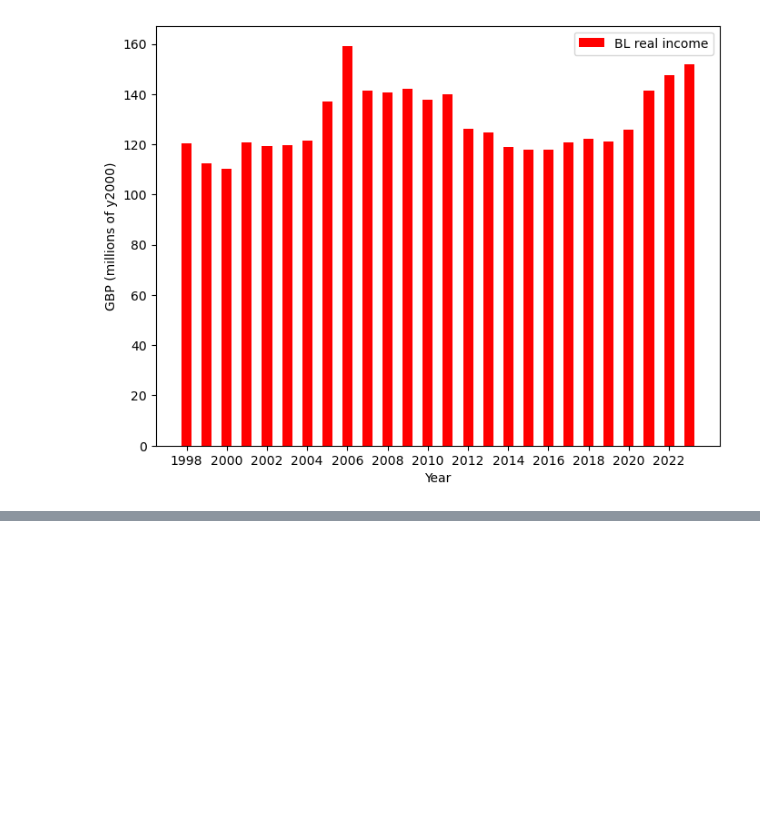
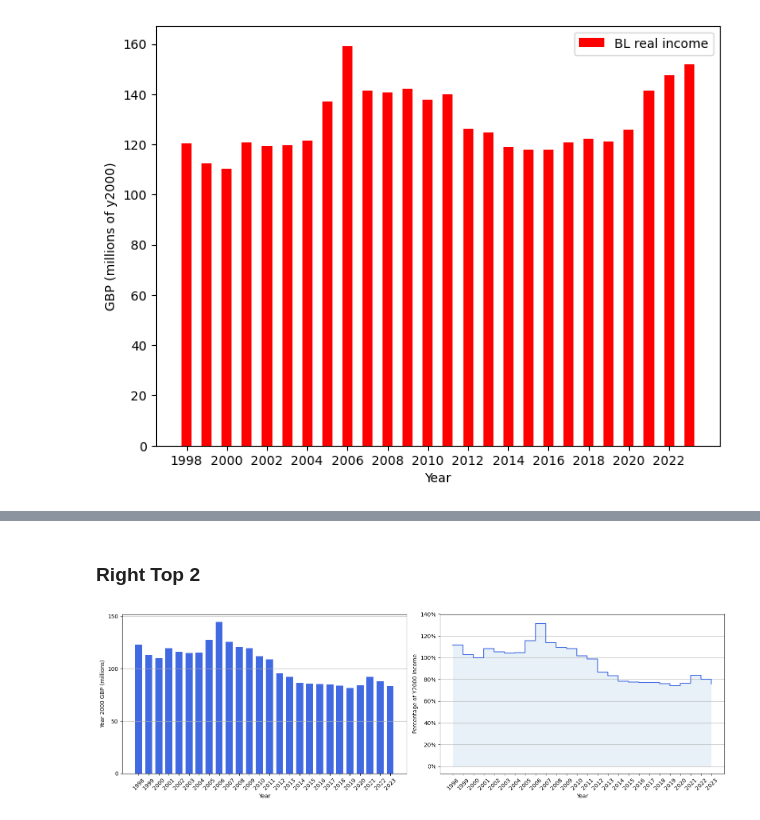
Before and after one commit to leenoah390/tidytuesday_practice, a Jupyter notebook: 20250715/tidy_tuesday-20250715.ipynb, the cells around one changed output, grey strips where cells are left out. Saved outputs shown, nothing was run; the diff lists cells and outputs as text; code cells hidden in the pictures; blank space fills up the shorter version.

```diff
--- a/20250715/tidy_tuesday-20250715.ipynb
+++ b/20250715/tidy_tuesday-20250715.ipynb
@@ -142,0 +145,27 @@ plt.show()
+# %% [markdown]
+### Right Top 2 ###
+# %%
+fig, ax = plt.subplots(1,2, figsize=(16,5))
+
+ax[0].bar(data.year, data['total_y2000_gbp_millions'], width=0.7, color='royalblue')
+ax[0].set_xticks(data.year)
+ax[0].set_xlabel('Year')
+ax[0].tick_params(axis='x', labelrotation=45)
+ax[0].set_yticks(ticks=[0, 50, 100, 150])
+ax[0].set_ylabel('Year 2000 GBP (millions)')
+ax[0].grid(axis='y')
+
+ax[1].plot(data.year, data['percentage_of_y2000_income']*100, drawstyle="steps", color='royalblue')
+ax[1].fill_between(data.year, data['percentage_of_y2000_income']*100, step="pre", alpha=0.1)
+ax[1].set_xticks(data.year)
+ax[1].set_xlabel('Year')
+ax[1].tick_params(axis='x', labelrotation=45)
+ax[1].set_yticks(ticks=np.arange(0,160,20))
+ax[1].yaxis.set_major_formatter(mtick.PercentFormatter())
+ax[1].set_ylabel('Percentage of Y2000 Income')
+ax[1].grid(axis='y')
+
+fig.tight_layout()
+plt.show()
+# %% [output]
+[figure, added]
```
Also changed, not shown: parts of 8 cells of this notebook.
